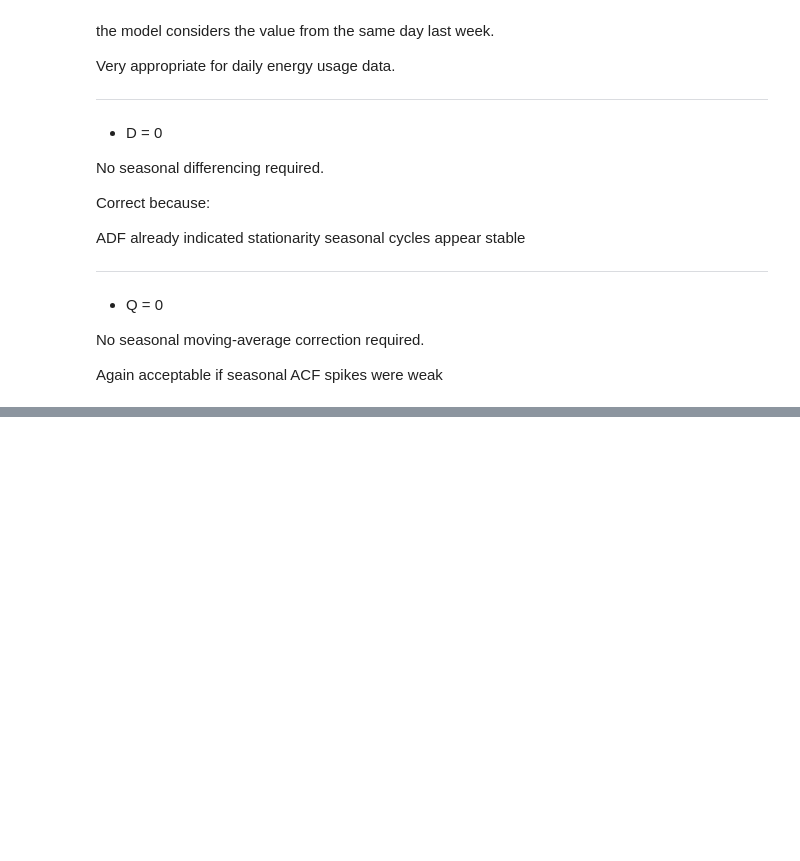
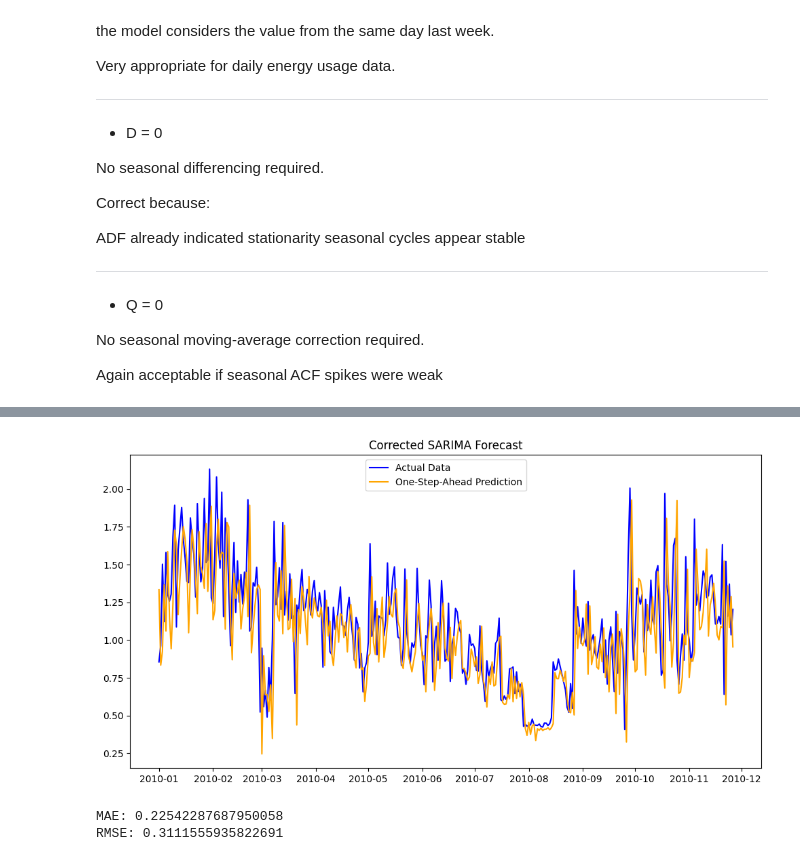
Before and after one commit to shruti-boop/Household-Energy-Consumption-Forecasting, a Jupyter notebook: drive/MyDrive/Colab Notebooks/forecasting.ipynb, the cells around one changed output, grey strips where cells are left out. Drawn from its saved outputs; the diff is of its cells as text; code cells hidden in the pictures; blank space fills up the shorter version.

```diff
--- a/drive/MyDrive/Colab Notebooks/forecasting.ipynb
+++ b/drive/MyDrive/Colab Notebooks/forecasting.ipynb
@@ -797,0 +974,20 @@ Again acceptable if seasonal ACF spikes were weak
+# %%
+# 1. 'extend' tells the model: "Here is the real data for 2010.
+# Use it to update your memory, but keep the same math (p,d,q) we found."
+results_extended = model_fit.extend(test['Global_active_power'])
+
+# 2. Now, when we predict, the model can look at the ACTUAL value of
+# the previous day to make its next guess.
+predictions = results_extended.get_prediction(start=test.index[0], end=test.index[-1])
+final_pred = predictions.predicted_mean
+
+# 3. Plotting the results
+
+plt.figure(figsize=(12, 6))
+plt.plot(test.index, test['Global_active_power'], label='Actual Data', color='blue')
+plt.plot(test.index, final_pred, label='One-Step-Ahead Prediction', color='orange')
+plt.legend()
+plt.title('Corrected SARIMA Forecast')
+plt.show()
+# %% [output]
+[figure, added]
@@ -797,0 +1008,6 @@ Again acceptable if seasonal ACF spikes were weak
+# %%
+print(f"MAE: {mae}")
+print(f"RMSE: {rmse}")
+# %% [output]
+MAE: 0.22542287687950058
+RMSE: 0.3111555935822691
```
Also changed, not shown: parts of 15 cells of this notebook.
